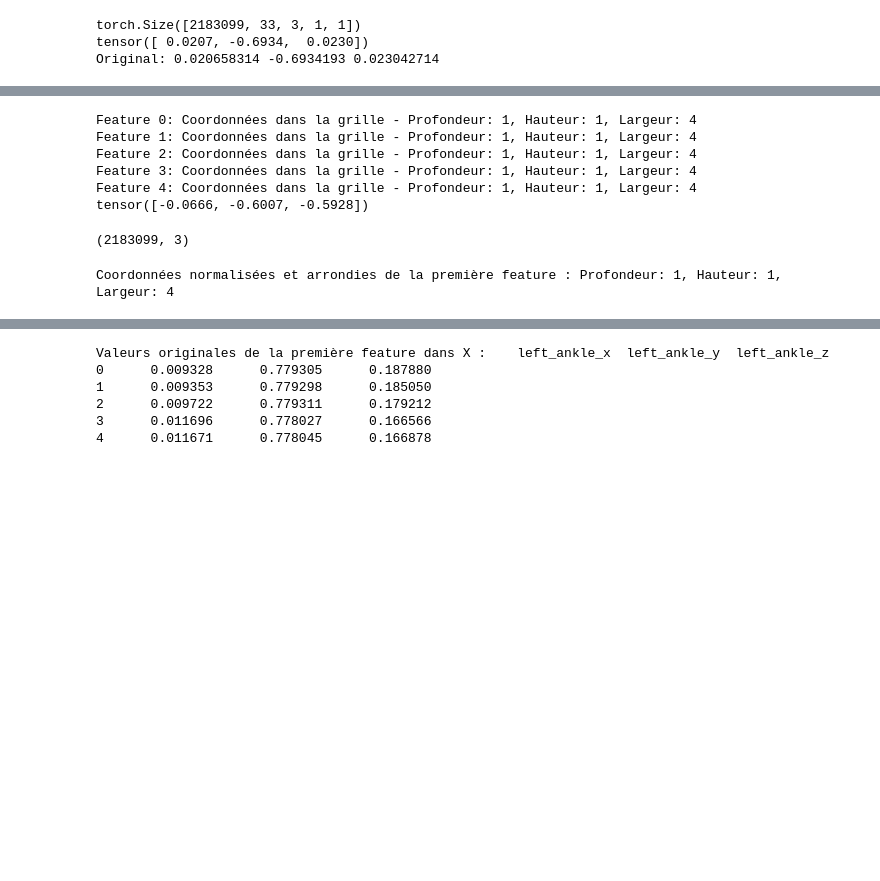
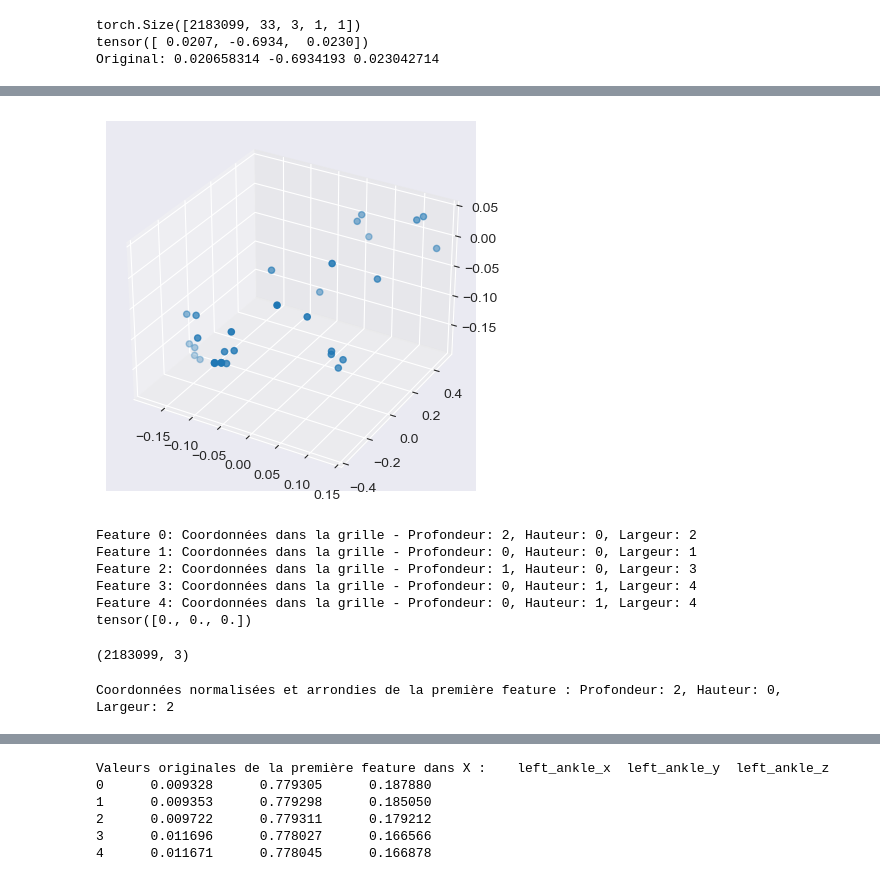
Before and after one commit to loufourneaux/project2, a Jupyter notebook: project 2.ipynb, the cells around one changed output, grey strips where cells are left out. Saved outputs shown, nothing was run; the diff lists cells and outputs as text; code cells hidden in the pictures; blank space fills up the shorter version.

```diff
--- a/project 2.ipynb
+++ b/project 2.ipynb
@@ -221,7 +221,14 @@ torch.Size([2183099, 33, 3, 1, 1])
 tensor([ 0.0207, -0.6934,  0.0230])
 Original: 0.020658314 -0.6934193 0.023042714
 # %%
-mean_coords = pd.DataFrame()
-mean_coords['x_mean'] = X[cols_x].mean(axis = 1)
-mean_coords['y_mean'] = X[cols_y].mean(axis = 1)
-mean_coords['z_mean'] = X[cols_z].mean(axis = 1)
+data_x = X[cols_x].values
+data_y = X[cols_y].values
+data_z = X[cols_z].values
+
+# Calculer les moyennes pour chaque axe
+mean_x = np.mean(data_x, axis=0)
+mean_y = np.mean(data_y, axis=0)
+mean_z = np.mean(data_z, axis=0)
+
+# Créer un tableau pour les coordonnées moyennes
+mean_coords = np.stack([mean_x, mean_y, mean_z], axis=1)
@@ -315,3 +354,10 @@ NotebookApp.rate_limit_window=3.0 (secs)
+# %%
+fig = plt.figure()
+ax = fig.add_subplot(projection='3d')
+ax.scatter(mean_coords[:,0], mean_coords[:,1], mean_coords[:,2])
+plt.show()
+# %% [output]
+[figure, added]
 # %%
 depth, height, width = 3, 3, 11
 
@@ -346,12 +392,12 @@ sample_idx = 0  # Index d'un échantillon
 d, h, w = 1, 1, 4  # Choisissez une position spécifique dans la grille
 print(grid_tensor[sample_idx, :, d, h, w])  # Affiche les valeurs x, y, z à cette position
 # %% [output]
-Feature 0: Coordonnées dans la grille - Profondeur: 1, Hauteur: 1, Largeur: 4
-Feature 1: Coordonnées dans la grille - Profondeur: 1, Hauteur: 1, Largeur: 4
-Feature 2: Coordonnées dans la grille - Profondeur: 1, Hauteur: 1, Largeur: 4
-Feature 3: Coordonnées dans la grille - Profondeur: 1, Hauteur: 1, Largeur: 4
-Feature 4: Coordonnées dans la grille - Profondeur: 1, Hauteur: 1, Largeur: 4
-tensor([-0.0666, -0.6007, -0.5928])
+Feature 0: Coordonnées dans la grille - Profondeur: 2, Hauteur: 0, Largeur: 2
+Feature 1: Coordonnées dans la grille - Profondeur: 0, Hauteur: 0, Largeur: 1
+Feature 2: Coordonnées dans la grille - Profondeur: 1, Hauteur: 0, Largeur: 3
+Feature 3: Coordonnées dans la grille - Profondeur: 0, Hauteur: 1, Largeur: 4
+Feature 4: Coordonnées dans la grille - Profondeur: 0, Hauteur: 1, Largeur: 4
+tensor([0., 0., 0.])
 # %%
 print(grid_coords.shape)
 # %% [output]
@@ -361,7 +407,7 @@ print(grid_coords.shape)
 d, h, w = grid_coords[0]
 print(f"Coordonnées normalisées et arrondies de la première feature : Profondeur: {d}, Hauteur: {h}, Largeur: {w}")
 # %% [output]
-Coordonnées normalisées et arrondies de la première feature : Profondeur: 1, Hauteur: 1, Largeur: 4
+Coordonnées normalisées et arrondies de la première feature : Profondeur: 2, Hauteur: 0, Largeur: 2
 # %%
 # Assurez-vous que les indices sont dans les limites de la grille
 d, h, w = np.clip([d, h, w], 0, [depth - 1, height - 1, width - 1])
```
Also changed, not shown: parts of 12 cells of this notebook.
